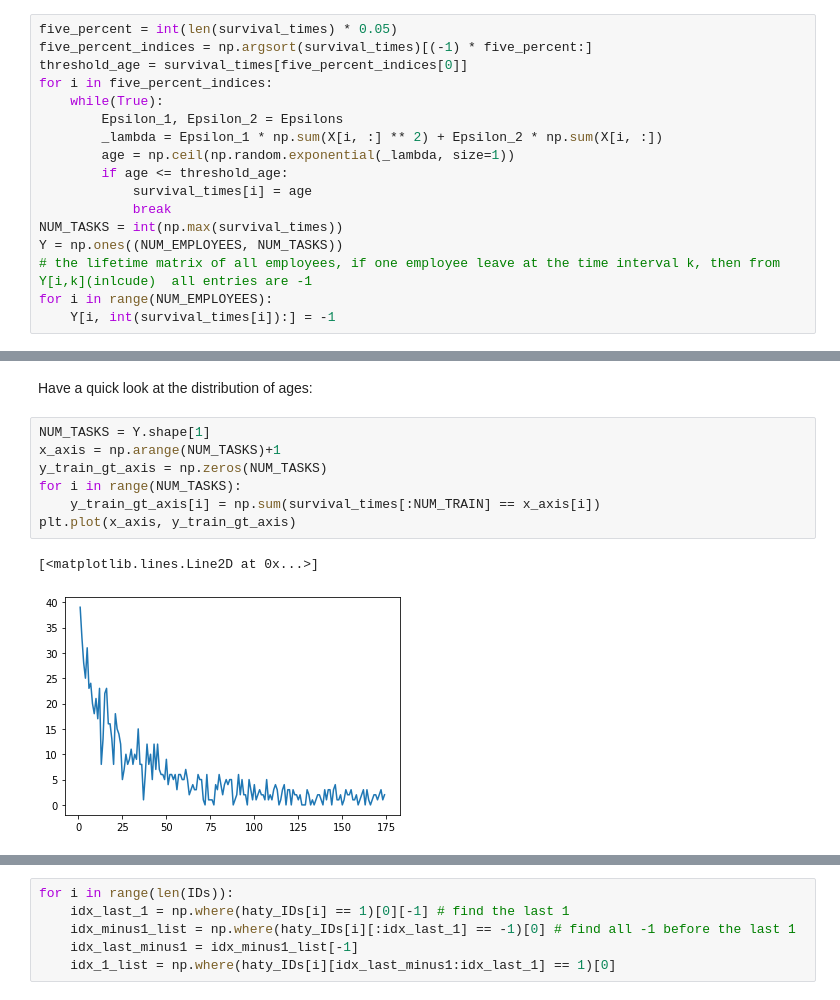
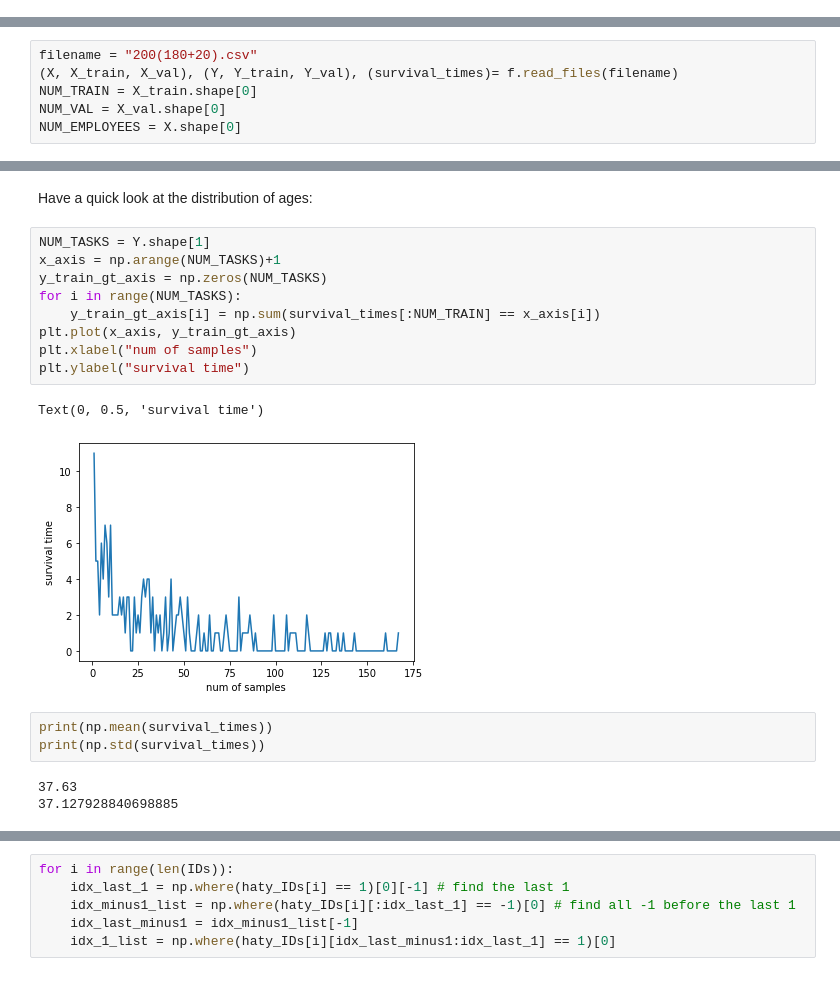
Before and after one commit to waystogetthere/Multi-task_Kernel_learning_Algorithm, a Jupyter notebook: Multi-Task_1-Constraint_Kernel.ipynb, the cells around one changed output, grey strips where cells are left out. Cells and saved outputs as stored; diff of their text form.

```diff
--- a/Multi-Task_1-Constraint_Kernel.ipynb
+++ b/Multi-Task_1-Constraint_Kernel.ipynb
@@ -23,17 +17,0 @@ Discard the top 5% longevity training samples
-# %%
-five_percent = int(len(survival_times) * 0.05)
-five_percent_indices = np.argsort(survival_times)[(-1) * five_percent:]
-threshold_age = survival_times[five_percent_indices[0]]
-for i in five_percent_indices:
-    while(True):
-        Epsilon_1, Epsilon_2 = Epsilons
-        _lambda = Epsilon_1 * np.sum(X[i, :] ** 2) + Epsilon_2 * np.sum(X[i, :])
-        age = np.ceil(np.random.exponential(_lambda, size=1))
-        if age <= threshold_age:
-            survival_times[i] = age
-            break
-NUM_TASKS = int(np.max(survival_times))
-Y = np.ones((NUM_EMPLOYEES, NUM_TASKS))
-# the lifetime matrix of all employees, if one employee leave at the time interval k, then from Y[i,k](inlcude)  all entries are -1
-for i in range(NUM_EMPLOYEES):
-    Y[i, int(survival_times[i]):] = -1
@@ -44,0 +18,6 @@ Y_val = Y[NUM_TRAIN:]
+# %%
+filename = "200(180+20).csv"
+(X, X_train, X_val), (Y, Y_train, Y_val), (survival_times)= f.read_files(filename)
+NUM_TRAIN = X_train.shape[0]
+NUM_VAL = X_val.shape[0]
+NUM_EMPLOYEES = X.shape[0]
@@ -66,12 +61,20 @@ Have a quick look at the distribution of ages:
 # %%
 NUM_TASKS = Y.shape[1]
 x_axis = np.arange(NUM_TASKS)+1
 y_train_gt_axis = np.zeros(NUM_TASKS)
 for i in range(NUM_TASKS):
     y_train_gt_axis[i] = np.sum(survival_times[:NUM_TRAIN] == x_axis[i])
 plt.plot(x_axis, y_train_gt_axis)
+plt.xlabel("num of samples")
+plt.ylabel("survival time")
 # %% [output]
-[<matplotlib.lines.Line2D at 0x...>]
+Text(0, 0.5, 'survival time')
-[figure, old version]
+[figure, new version]
+# %%
+print(np.mean(survival_times))
+print(np.std(survival_times))
+# %% [output]
+37.63
+37.127928840698885
 # %%
 alpha = np.zeros_like(Y_train)
```
Also changed, not shown: parts of 16 cells of this notebook, 3 other files.
